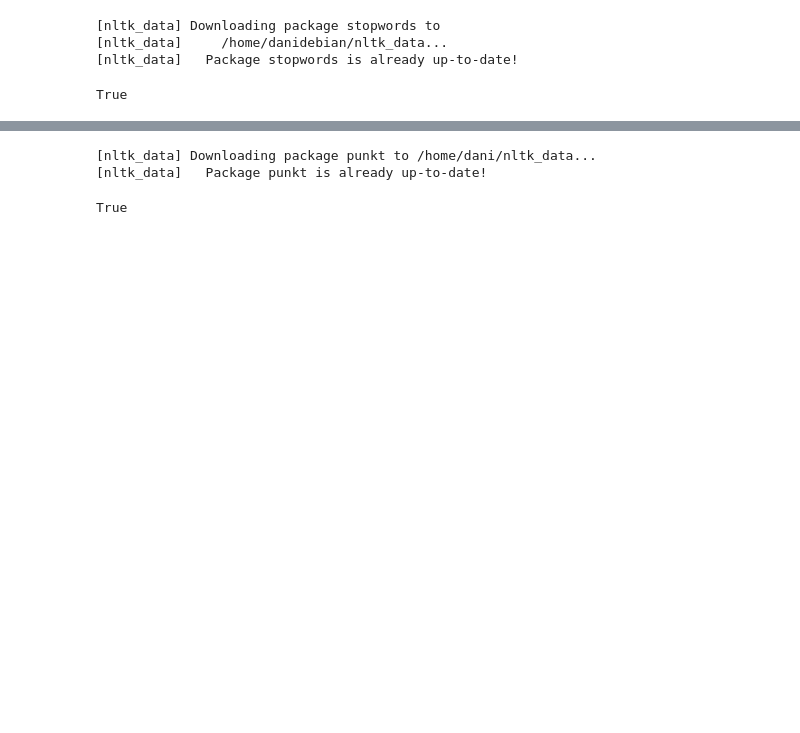
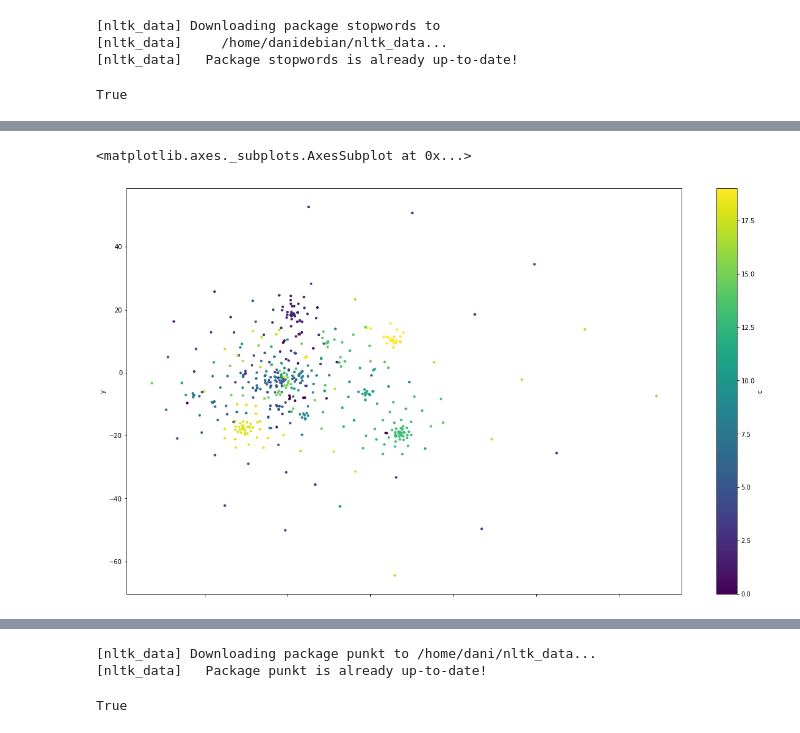
Before and after one commit to danibosch/word_clustering, a Jupyter notebook: clustering.ipynb, the cells around one changed output, grey strips where cells are left out. Cells and saved outputs as stored; diff of their text form; code cells hidden in the pictures; blank space fills up the shorter version.

```diff
--- a/clustering.ipynb
+++ b/clustering.ipynb
@@ -248,0 +257,19 @@ plot_region(x_bounds=(10, 30), y_bounds=(-20, 0))
+# %%
+clusterer = kmeans.KMeansClusterer(20, cosine_distance, avoid_empty_clusters=True)
+clusters = clusterer.cluster(matrix_normed, True)
+# %%
+pointscluster = pd.DataFrame(
+    [
+        (word, coords[0], coords[1], cluster)
+        for word, coords, cluster in [
+            (word, matrix_dicc2d[list_dicc[word]], clusters[list_dicc[word]])
+            for word in list_dicc
+        ]
+    ],
+    columns=["word", "x", "y", "c"]
+)
+# %%
+pointscluster.plot.scatter(x='x', y='y', c='c', cmap='viridis', s=10, figsize=(20, 12))
+# %% [output]
+<matplotlib.axes._subplots.AxesSubplot at 0x...>
+[figure, added]
```
Also changed, not shown: parts of 42 cells of this notebook.
